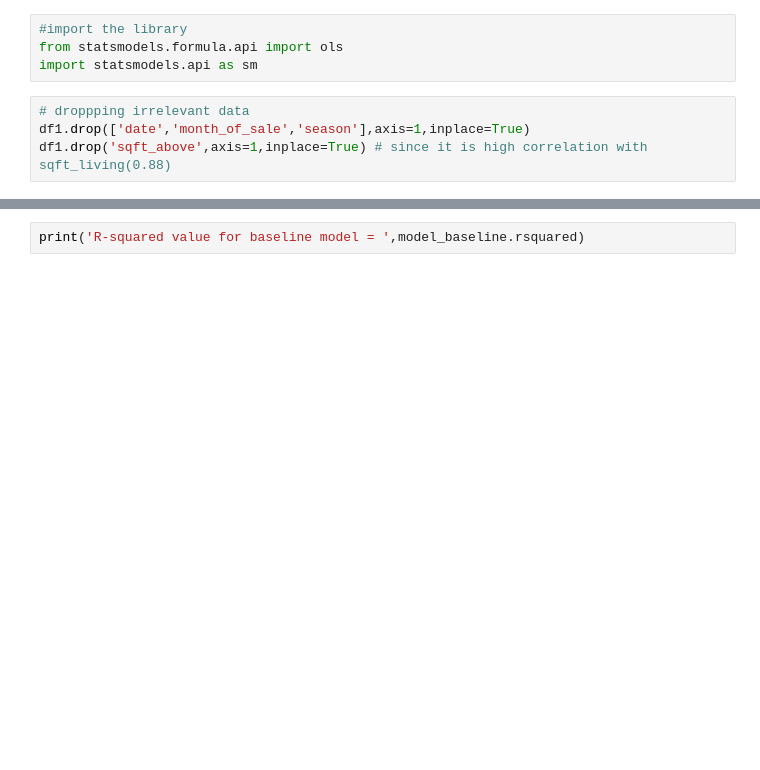
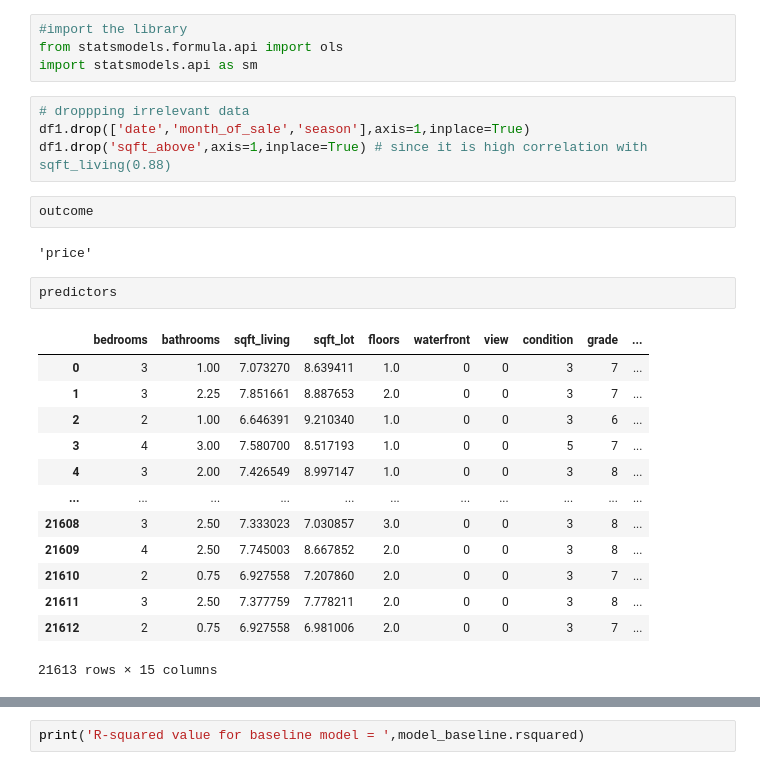
Before and after one commit to rahulakrish/linear_regression, a Jupyter notebook: phase2_project.ipynb, the cells around one changed output, grey strips where cells are left out. Saved outputs shown, nothing was run; the diff lists cells and outputs as text; blank space fills up the shorter version.

```diff
--- a/phase2_project.ipynb
+++ b/phase2_project.ipynb
@@ -188,6 +189,26 @@ import statsmodels.api as sm
 # droppping irrelevant data
 df1.drop(['date','month_of_sale','season'],axis=1,inplace=True)
 df1.drop('sqft_above',axis=1,inplace=True) # since it is high correlation with sqft_living(0.88)
+# %%
+outcome
+# %% [output]
+'price'
+# %%
+predictors
+# %% [output]
+|  | bedrooms | bathrooms | sqft_living | sqft_lot | floors | waterfront | view | condition | grade | ... |
+| 0 | 3 | 1.00 | 7.073270 | 8.639411 | 1.0 | 0 | 0 | 3 | 7 | ... |
+| 1 | 3 | 2.25 | 7.851661 | 8.887653 | 2.0 | 0 | 0 | 3 | 7 | ... |
+| 2 | 2 | 1.00 | 6.646391 | 9.210340 | 1.0 | 0 | 0 | 3 | 6 | ... |
+| 3 | 4 | 3.00 | 7.580700 | 8.517193 | 1.0 | 0 | 0 | 5 | 7 | ... |
+| 4 | 3 | 2.00 | 7.426549 | 8.997147 | 1.0 | 0 | 0 | 3 | 8 | ... |
+| ... | ... | ... | ... | ... | ... | ... | ... | ... | ... | ... |
+| 21608 | 3 | 2.50 | 7.333023 | 7.030857 | 3.0 | 0 | 0 | 3 | 8 | ... |
+| 21609 | 4 | 2.50 | 7.745003 | 8.667852 | 2.0 | 0 | 0 | 3 | 8 | ... |
+| 21610 | 2 | 0.75 | 6.927558 | 7.207860 | 2.0 | 0 | 0 | 3 | 7 | ... |
+| 21611 | 3 | 2.50 | 7.377759 | 7.778211 | 2.0 | 0 | 0 | 3 | 8 | ... |
+| 21612 | 2 | 0.75 | 6.927558 | 6.981006 | 2.0 | 0 | 0 | 3 | 7 | ... |
+21613 rows × 15 columns
 # %%
 #building the baseline model
 outcome = 'price'
```
Also changed, not shown: parts of 10 cells of this notebook.
